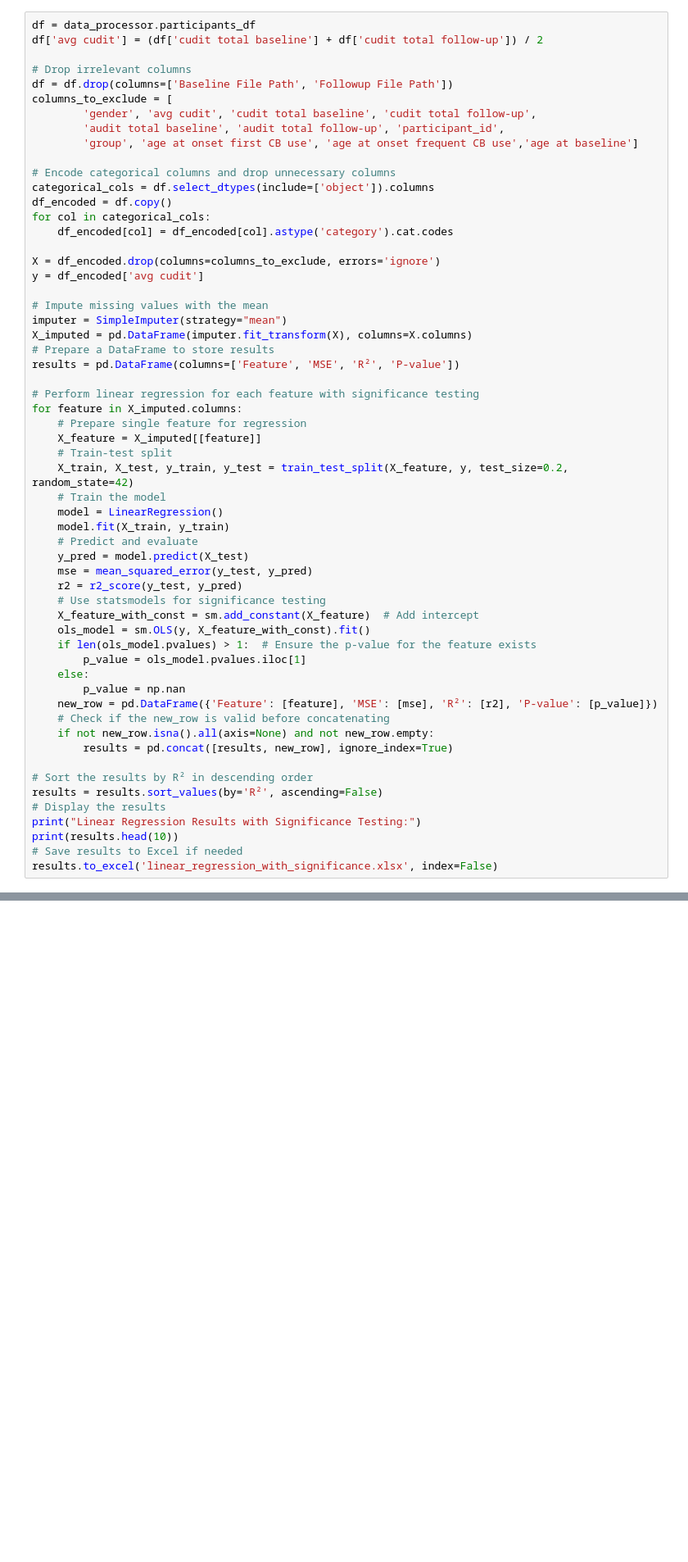
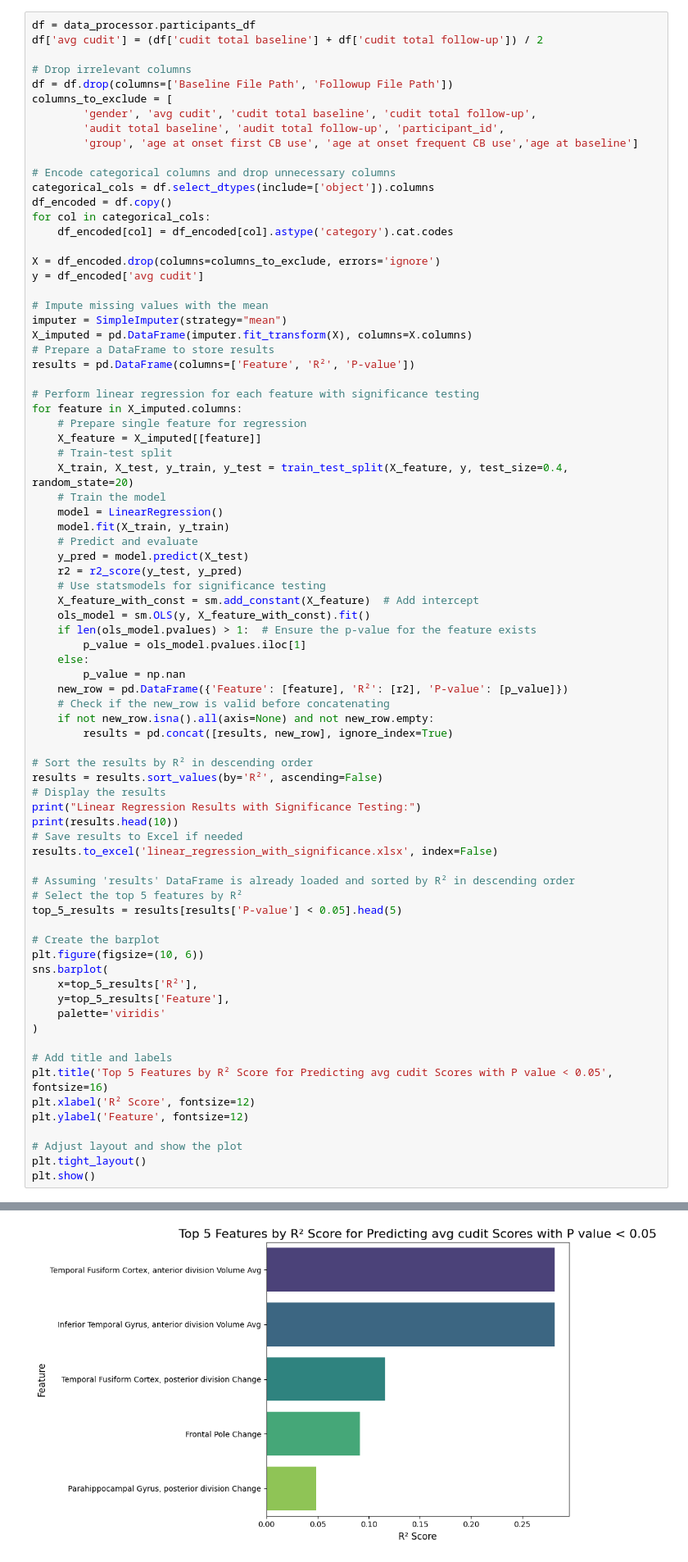
Before and after one commit to maymay-wa/BrainResearch, a Jupyter notebook: src/Data Analysis.ipynb, the cells around one changed output, grey strips where cells are left out. Shown at 82% size. Cells and saved outputs as stored; diff of their text form; blank space fills up the shorter version.

```diff
--- a/src/Data Analysis.ipynb
+++ b/src/Data Analysis.ipynb
@@ -46,20 +48,19 @@ y = df_encoded['avg cudit']
 imputer = SimpleImputer(strategy="mean")
 X_imputed = pd.DataFrame(imputer.fit_transform(X), columns=X.columns)
 # Prepare a DataFrame to store results
-results = pd.DataFrame(columns=['Feature', 'MSE', 'R²', 'P-value'])
+results = pd.DataFrame(columns=['Feature', 'R²', 'P-value'])
 
 # Perform linear regression for each feature with significance testing
 for feature in X_imputed.columns:
     # Prepare single feature for regression
     X_feature = X_imputed[[feature]]
     # Train-test split
-    X_train, X_test, y_train, y_test = train_test_split(X_feature, y, test_size=0.2, random_state=42)
+    X_train, X_test, y_train, y_test = train_test_split(X_feature, y, test_size=0.4, random_state=20)
     # Train the model
     model = LinearRegression()
     model.fit(X_train, y_train)
     # Predict and evaluate
     y_pred = model.predict(X_test)
-    mse = mean_squared_error(y_test, y_pred)
     r2 = r2_score(y_test, y_pred)
     # Use statsmodels for significance testing
     X_feature_with_const = sm.add_constant(X_feature)  # Add intercept
@@ -68,7 +69,7 @@ for feature in X_imputed.columns:
         p_value = ols_model.pvalues.iloc[1]
     else:
         p_value = np.nan
-    new_row = pd.DataFrame({'Feature': [feature], 'MSE': [mse], 'R²': [r2], 'P-value': [p_value]})
+    new_row = pd.DataFrame({'Feature': [feature], 'R²': [r2], 'P-value': [p_value]})
     # Check if the new_row is valid before concatenating
     if not new_row.isna().all(axis=None) and not new_row.empty:
         results = pd.concat([results, new_row], ignore_index=True)
@@ -80,5 +81,26 @@ print("Linear Regression Results with Significance Testing:")
 print(results.head(10))
 # Save results to Excel if needed
 results.to_excel('linear_regression_with_significance.xlsx', index=False)
+
+# Assuming 'results' DataFrame is already loaded and sorted by R² in descending order
+# Select the top 5 features by R²
+top_5_results = results[results['P-value'] < 0.05].head(5)
+
+# Create the barplot
+plt.figure(figsize=(10, 6))
+sns.barplot(
+    x=top_5_results['R²'],
+    y=top_5_results['Feature'],
+    palette='viridis'
+)
+
+# Add title and labels
+plt.title('Top 5 Features by R² Score for Predicting avg cudit Scores with P value < 0.05', fontsize=16)
+plt.xlabel('R² Score', fontsize=12)
+plt.ylabel('Feature', fontsize=12)
+
+# Adjust layout and show the plot
+plt.tight_layout()
+plt.show()
 # %% [output]
 Linear Regression Results with Significance Testing:
@@ -100,0 +121 @@ Linear Regression Results with Significance Testing:
+[figure, added]
```
Also changed, not shown: parts of 3 cells of this notebook, 3 other files.
